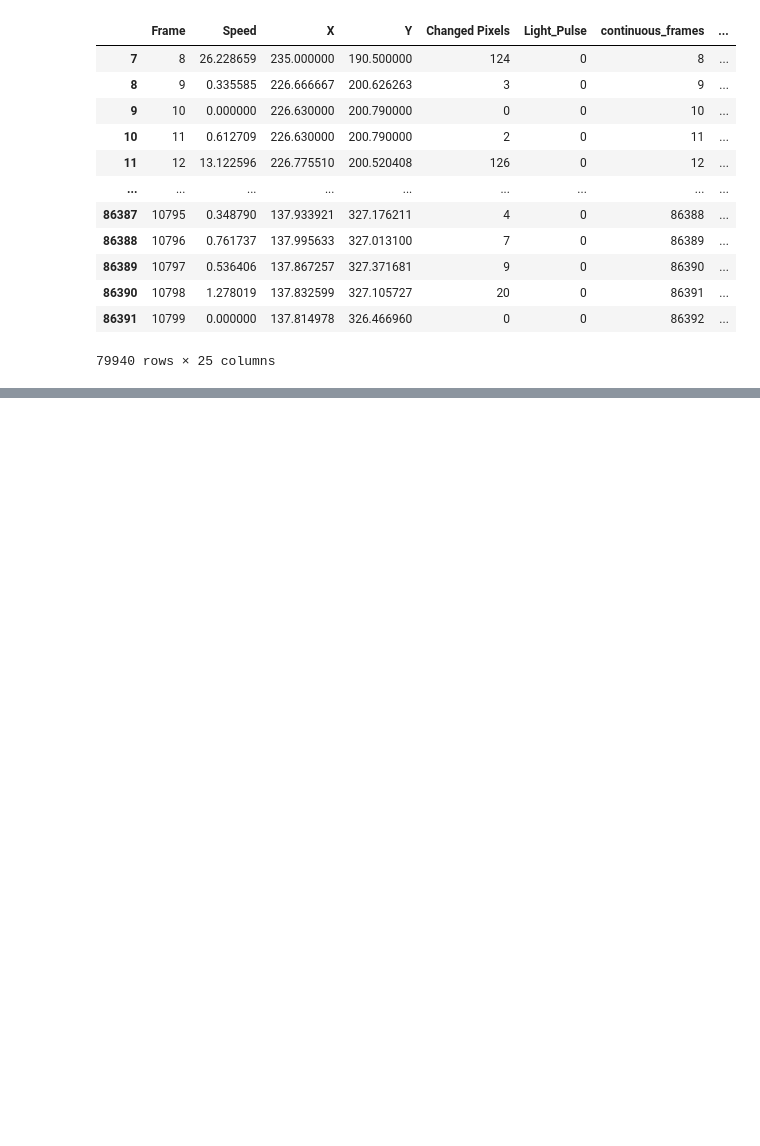
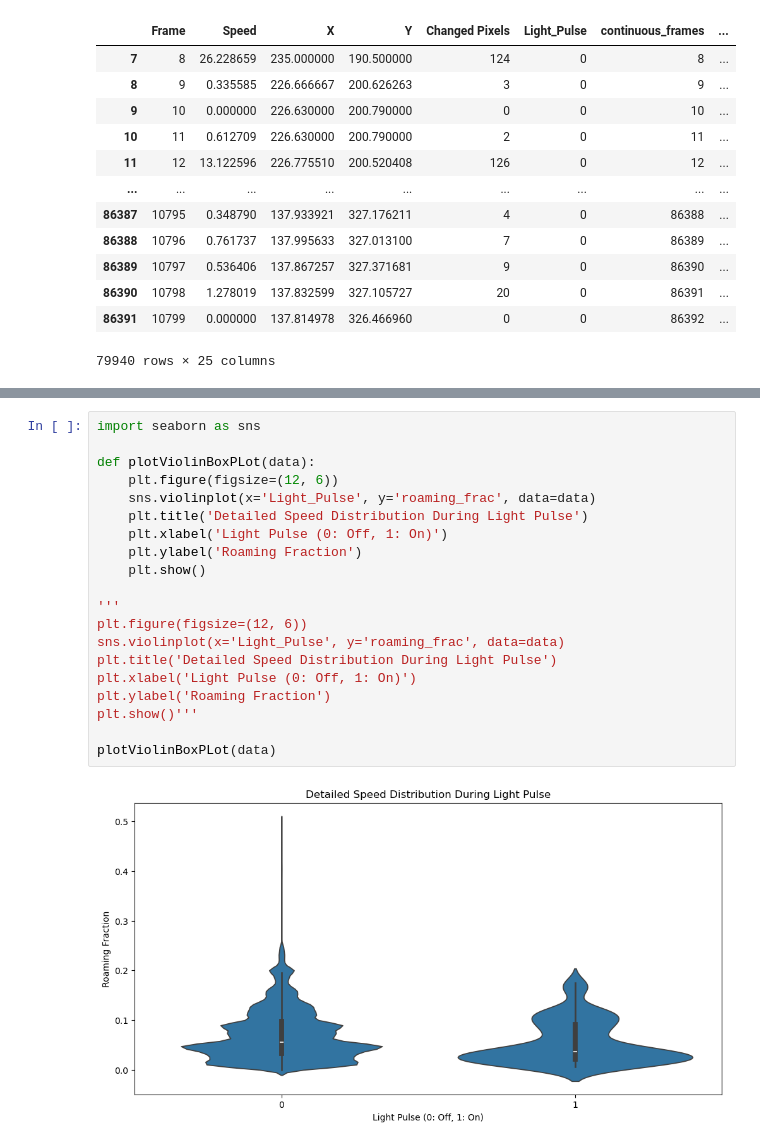
Before and after one commit to srsingh04/mlproject2, a Jupyter notebook: exploration_ATR.ipynb, the cells around one changed output, grey strips where cells are left out. Saved outputs shown, nothing was run; the diff lists cells and outputs as text; blank space fills up the shorter version.

```diff
--- a/exploration_ATR.ipynb
+++ b/exploration_ATR.ipynb
@@ -492,0 +383,22 @@ The worm never reaches the dead threshold.
+# %%
+import seaborn as sns
+
+def plotViolinBoxPLot(data):
+    plt.figure(figsize=(12, 6))
+    sns.violinplot(x='Light_Pulse', y='roaming_frac', data=data)
+    plt.title('Detailed Speed Distribution During Light Pulse')
+    plt.xlabel('Light Pulse (0: Off, 1: On)')
+    plt.ylabel('Roaming Fraction')
+    plt.show()
+
+'''
+plt.figure(figsize=(12, 6))
+sns.violinplot(x='Light_Pulse', y='roaming_frac', data=data)
+plt.title('Detailed Speed Distribution During Light Pulse')
+plt.xlabel('Light Pulse (0: Off, 1: On)')
+plt.ylabel('Roaming Fraction')
+plt.show()'''
+
+plotViolinBoxPLot(data)
+# %% [output]
+[figure, added]
```
Also changed, not shown: parts of 23 cells of this notebook, 2 other files.
